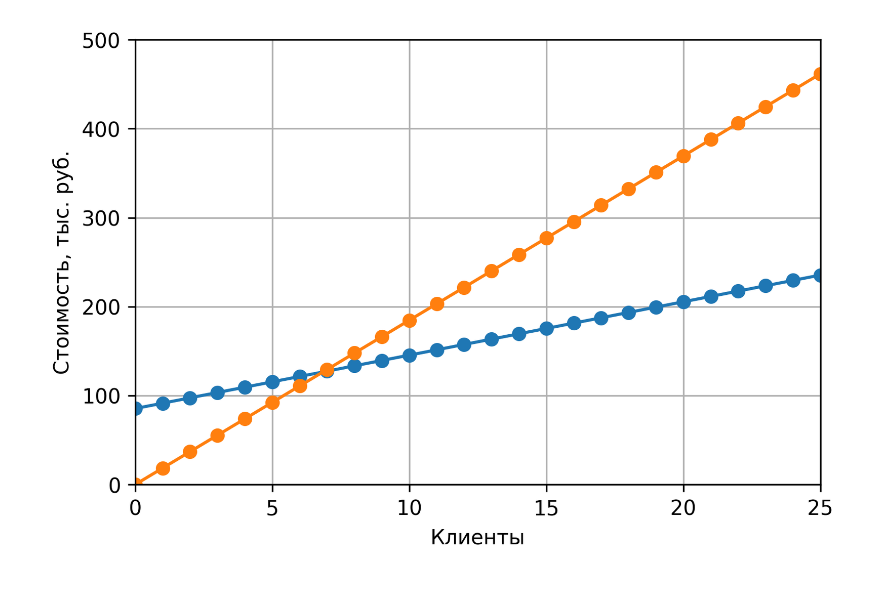
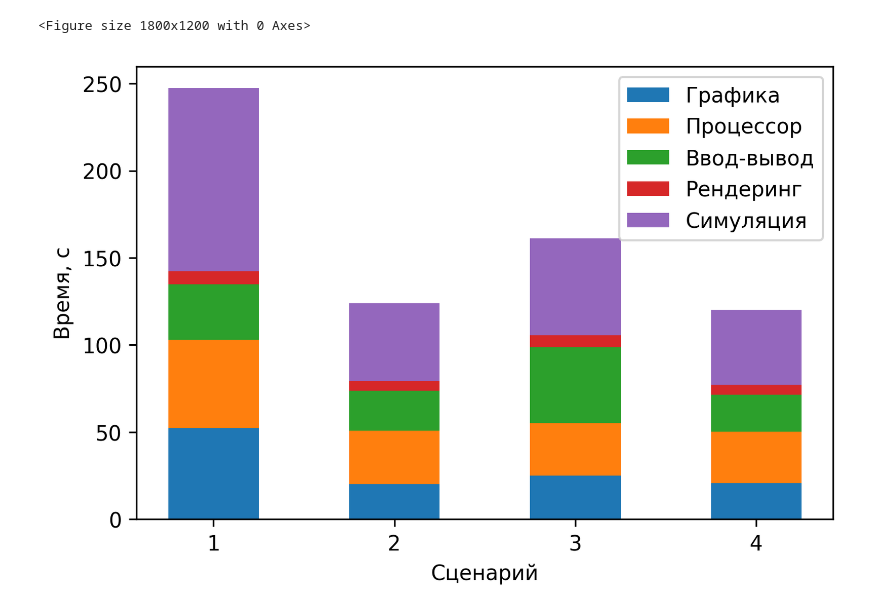
Before and after one commit to Ledarium/diplom, a Jupyter notebook: py/plots.ipynb, the cells around one changed output. Saved outputs shown, nothing was run; the diff lists cells and outputs as text; code cells hidden in the pictures.

Commit message:
+ График и данные производительности

```diff
--- a/py/plots.ipynb
+++ b/py/plots.ipynb
@@ -31,5 +31,25 @@ plt.plot(pc/1000, '-o')
 plt.xlabel('Клиенты', fontsize=10)
 plt.ylabel('Стоимость, тыс. руб.', fontsize=10)
 plt.savefig('../img/price_chart.png')
+plt.clf()
 # %% [output]
-[figure, removed]
+<Figure size 1800x1200 with 0 Axes>
+# %%
+ a = np.array([
+    [52.1  , 20.2 , 25.0 , 20.7],
+    [51.0  , 30.5 , 30.2 , 29.4],
+    [31.7  , 22.9 , 43.6 , 21.4],
+    [7.6  ,  5.6 , 6.8  , 5.6],
+    [105.0 , 44.6 , 55.7 , 43.2]
+ ])
+tests = ["Графика", "Процессор", "Ввод-вывод", "Рендеринг", "Симуляция"]
+X = range(1,len(a[0])+1)
+for index, param in enumerate(a):
+    plt.bar(X, param, width = 0.5, bottom=sum(a[i] for i in range(index)))
+plt.legend(labels=tests)
+plt.xticks(X)
+plt.xlabel('Сценарий', fontsize=10)
+plt.ylabel('Время, с', fontsize=10)
+plt.savefig('../img/perf_chart.png')
+# %% [output]
+[figure, added]
```
Also changed, not shown: parts of 1 cell of this notebook, 6 other files.
